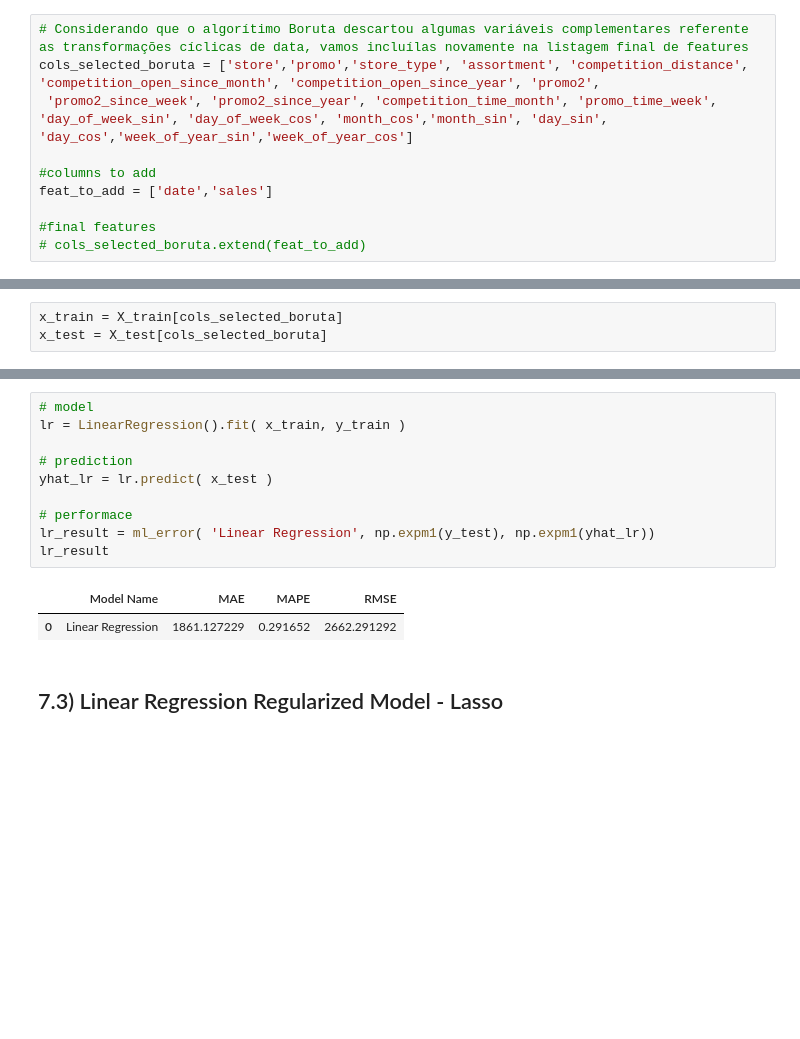
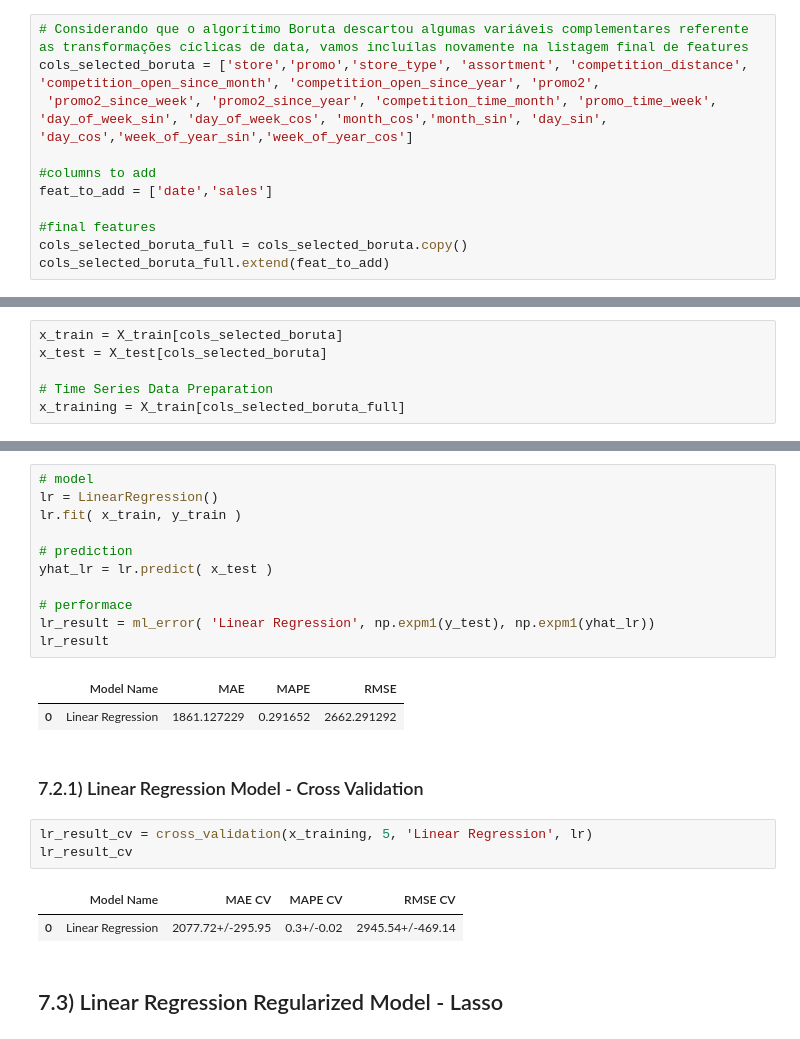
Before and after one commit to FabricioBucher/Rossmann, a Jupyter notebook: m07_v01_store_sales_prediction.ipynb, the cells around one changed output, grey strips where cells are left out. Cells and saved outputs as stored; diff of their text form; blank space fills up the shorter version.

```diff
--- a/m07_v01_store_sales_prediction.ipynb
+++ b/m07_v01_store_sales_prediction.ipynb
@@ -1009,12 +1050,16 @@ cols_selected_boruta = ['store','promo','store_type', 'assortment', 'competition
 feat_to_add = ['date','sales']
 
 #final features
-# cols_selected_boruta.extend(feat_to_add)
+cols_selected_boruta_full = cols_selected_boruta.copy()
+cols_selected_boruta_full.extend(feat_to_add)
 # %% [markdown]
 # 7.0) Machine Learning Modelling
 # %%
 x_train = X_train[cols_selected_boruta]
 x_test = X_test[cols_selected_boruta]
+
+# Time Series Data Preparation
+x_training = X_train[cols_selected_boruta_full]
 # %% [markdown]
 ## 7.1) Average Model (Média)
 # %%
@@ -1037,7 +1082,8 @@ baseline_result
 ## 7.2) Linear Regression Model
 # %%
 # model
-lr = LinearRegression().fit( x_train, y_train )
+lr = LinearRegression()
+lr.fit( x_train, y_train )
 
 # prediction
 yhat_lr = lr.predict( x_test )
@@ -1048,6 +1094,14 @@ lr_result
 # %% [output]
 |  | Model Name | MAE | MAPE | RMSE |
 | 0 | Linear Regression | 1861.127229 | 0.291652 | 2662.291292 |
+# %% [markdown]
+### 7.2.1) Linear Regression Model - Cross Validation
+# %%
+lr_result_cv = cross_validation(x_training, 5, 'Linear Regression', lr)
+lr_result_cv
+# %% [output]
+|  | Model Name | MAE CV | MAPE CV | RMSE CV |
+| 0 | Linear Regression | 2077.72+/-295.95 | 0.3+/-0.02 | 2945.54+/-469.14 |
 # %% [markdown]
 ## 7.3) Linear Regression Regularized Model - Lasso
 # %%
```
Also changed, not shown: parts of 13 cells of this notebook.
